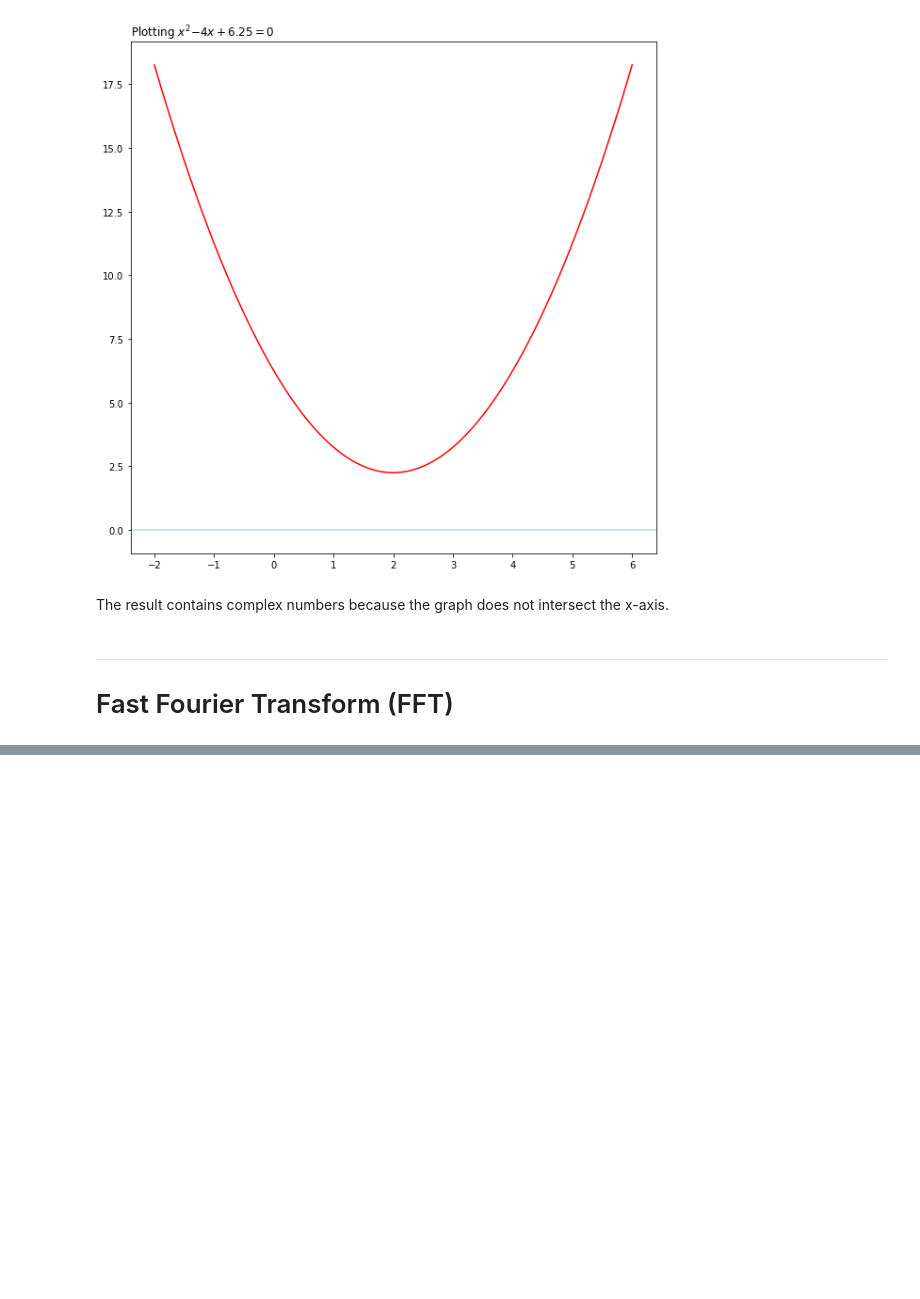
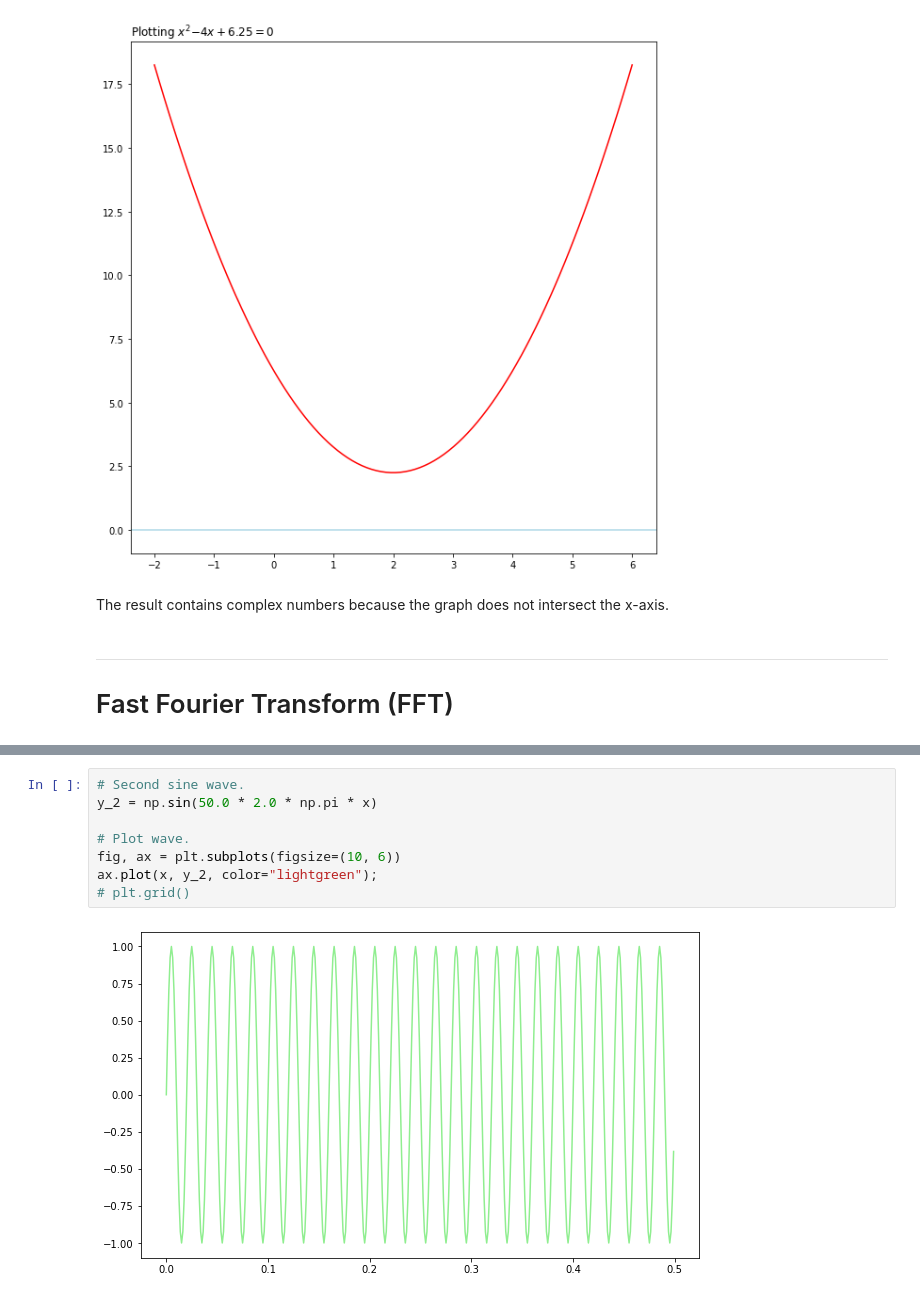
Before and after one commit to alexandrac77/emerging-technologies, a Jupyter notebook: content/Class Notebooks/Fourier Transforms.ipynb, the cells around one changed output, grey strips where cells are left out. Drawn from its saved outputs; the diff is of its cells as text; blank space fills up the shorter version.

```diff
--- a/content/Class Notebooks/Fourier Transforms.ipynb
+++ b/content/Class Notebooks/Fourier Transforms.ipynb
@@ -196,0 +269,10 @@ The FFT is much faster due to it's ability of computing the transformations usin
+# %%
+# Second sine wave.
+y_2 = np.sin(50.0 * 2.0 * np.pi * x)
+
+# Plot wave.
+fig, ax = plt.subplots(figsize=(10, 6))
+ax.plot(x, y_2, color="lightgreen");
+# plt.grid()
+# %% [output]
+[figure, added]
```
Also changed, not shown: parts of 13 cells of this notebook.
